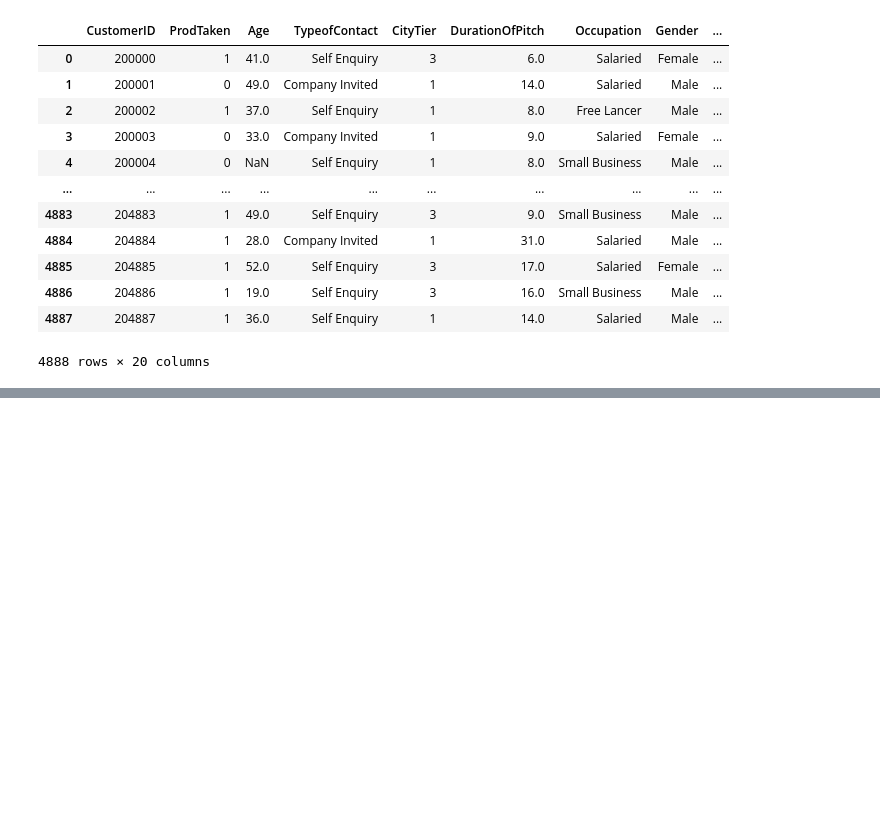
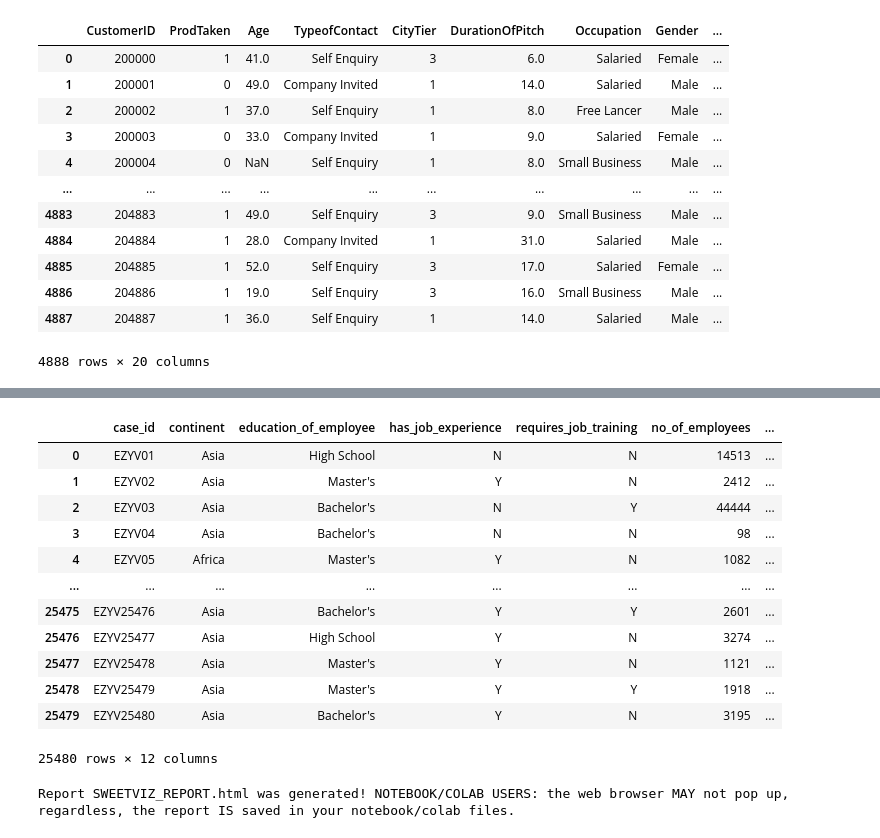
Before and after one commit to ravi0dubey/EDA, a Jupyter notebook: Exploratory Data Analysis.ipynb, the cells around one changed output, grey strips where cells are left out. Saved outputs shown, nothing was run; the diff lists cells and outputs as text; code cells hidden in the pictures; blank space fills up the shorter version.

```diff
--- a/Exploratory Data Analysis.ipynb
+++ b/Exploratory Data Analysis.ipynb
@@ -25,0 +84,28 @@ travel_profile.to_file("Travel_profile.html")
+# %%
+df_visa = pd.read_csv("D:\Study\Data Science\Dataset\data5\Visadataset.csv")
+df_visa
+# %% [output]
+|  | case_id | continent | education_of_employee | has_job_experience | requires_job_training | no_of_employees | ... |
+| 0 | EZYV01 | Asia | High School | N | N | 14513 | ... |
+| 1 | EZYV02 | Asia | Master's | Y | N | 2412 | ... |
+| 2 | EZYV03 | Asia | Bachelor's | N | Y | 44444 | ... |
+| 3 | EZYV04 | Asia | Bachelor's | N | N | 98 | ... |
+| 4 | EZYV05 | Africa | Master's | Y | N | 1082 | ... |
+| ... | ... | ... | ... | ... | ... | ... | ... |
+| 25475 | EZYV25476 | Asia | Bachelor's | Y | Y | 2601 | ... |
+| 25476 | EZYV25477 | Asia | High School | Y | N | 3274 | ... |
+| 25477 | EZYV25478 | Asia | Master's | Y | N | 1121 | ... |
+| 25478 | EZYV25479 | Asia | Master's | Y | Y | 1918 | ... |
+| 25479 | EZYV25480 | Asia | Bachelor's | Y | N | 3195 | ... |
+25480 rows × 12 columns
+# %%
+#Comparing report based on Gender
+
+df_Asia = df_visa [df_visa ['continent']=='Asia']
+df_Europe = df_visa [df_visa ['continent']=='Europe']
+
+compare_continent = sv.compare([df_Asia,"Asia Data"],[df_Europe, "Europe"])
+# compare.show_notebook()
+compare_continent.show_html()
+# %% [output]
+Report SWEETVIZ_REPORT.html was generated! NOTEBOOK/COLAB USERS: the web browser MAY not pop up, regardless, the report IS saved in your notebook/colab files.
```
Also changed, not shown: parts of 5 cells of this notebook, 1 other file.
